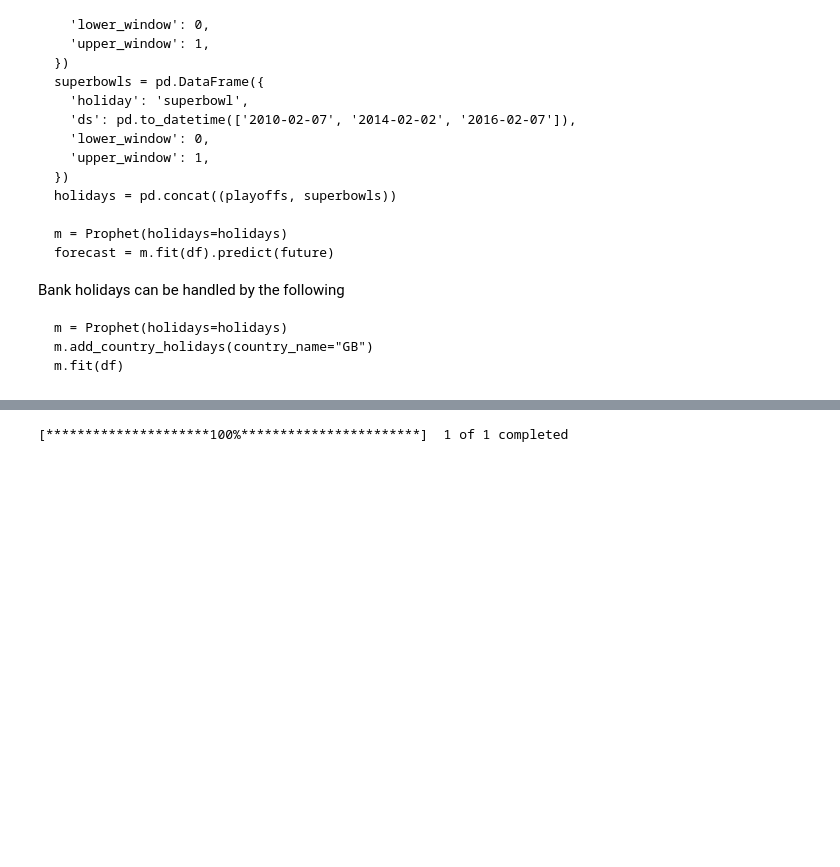
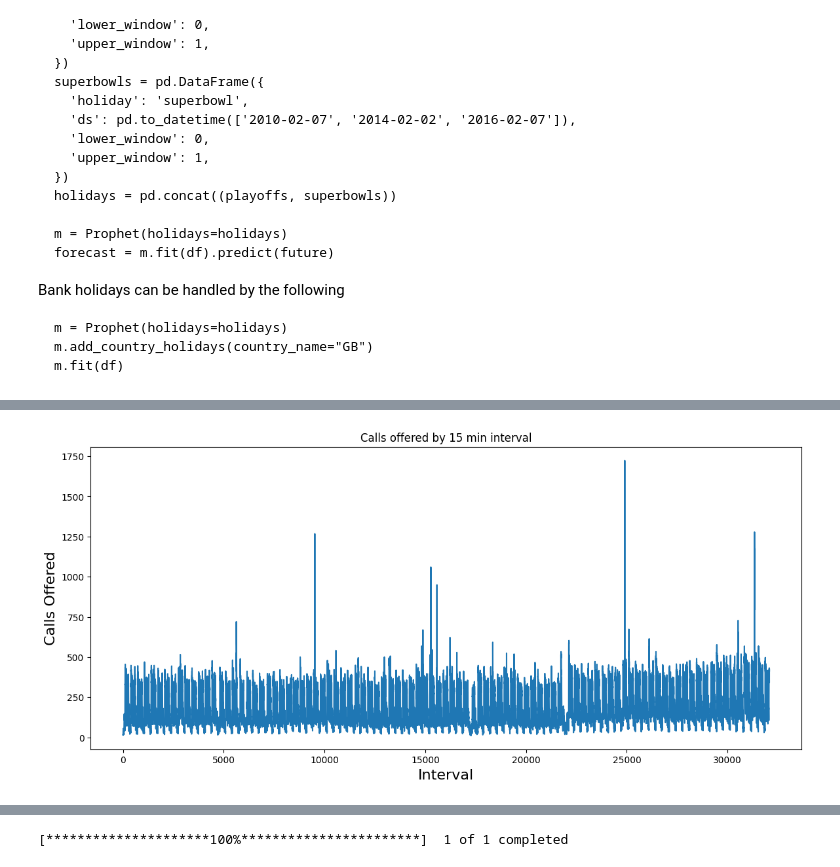
Before and after one commit to devans18/BP0268756-Call-Forecasting, a Jupyter notebook: prophet_forecasting.ipynb, the cells around one changed output, grey strips where cells are left out. Saved outputs shown, nothing was run; the diff lists cells and outputs as text; code cells hidden in the pictures; blank space fills up the shorter version.

```diff
--- a/prophet_forecasting.ipynb
+++ b/prophet_forecasting.ipynb
@@ -102,0 +94,6 @@ ERROR: ERROR: Failed to build installable wheels for some pyproject.toml based p
+# %%
+## Injest data
+
+df = pd.read_csv("input.csv")
+print(df.head())
+print(df.tail())
@@ -102,0 +113,12 @@ ERROR: ERROR: Failed to build installable wheels for some pyproject.toml based p
+# %%
+## Analyse code
+
+#plot the chart
+plt.figure(figsize=(14,6))
+plt.title('Calls offered by 15 min interval')
+plt.plot(df["y"])
+plt.xlabel('Interval', fontsize=16)
+plt.ylabel('Calls Offered' , fontsize=16)
+plt.show()
+# %% [output]
+[figure, added]
```
Also changed, not shown: parts of 6 cells of this notebook.
